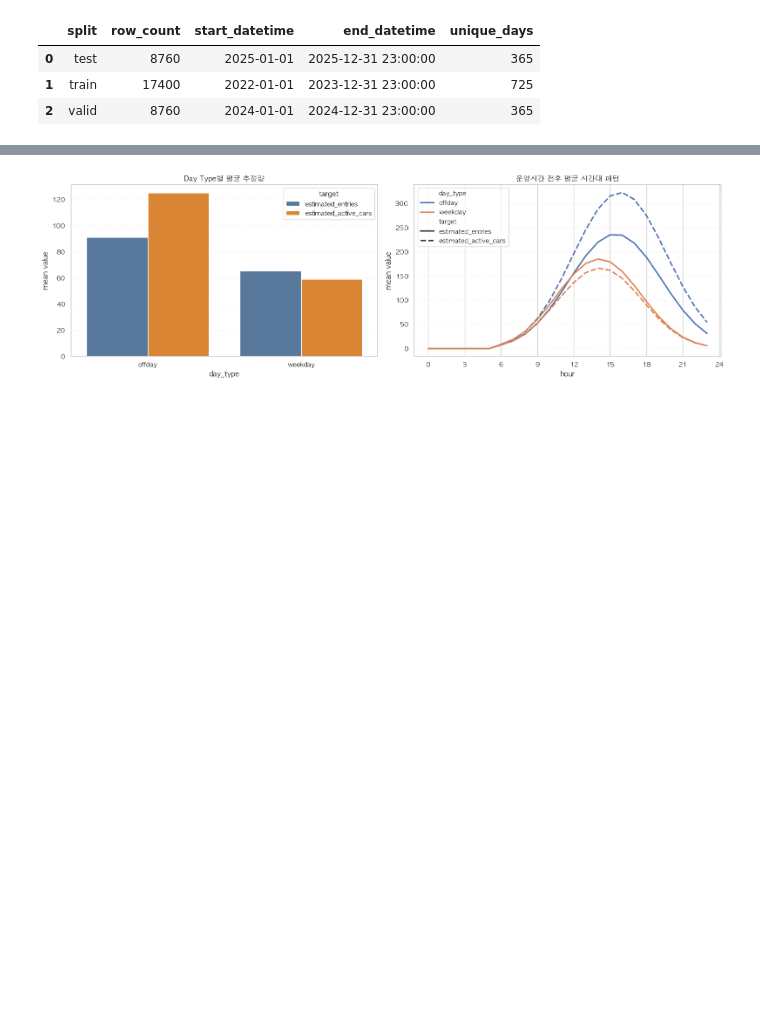
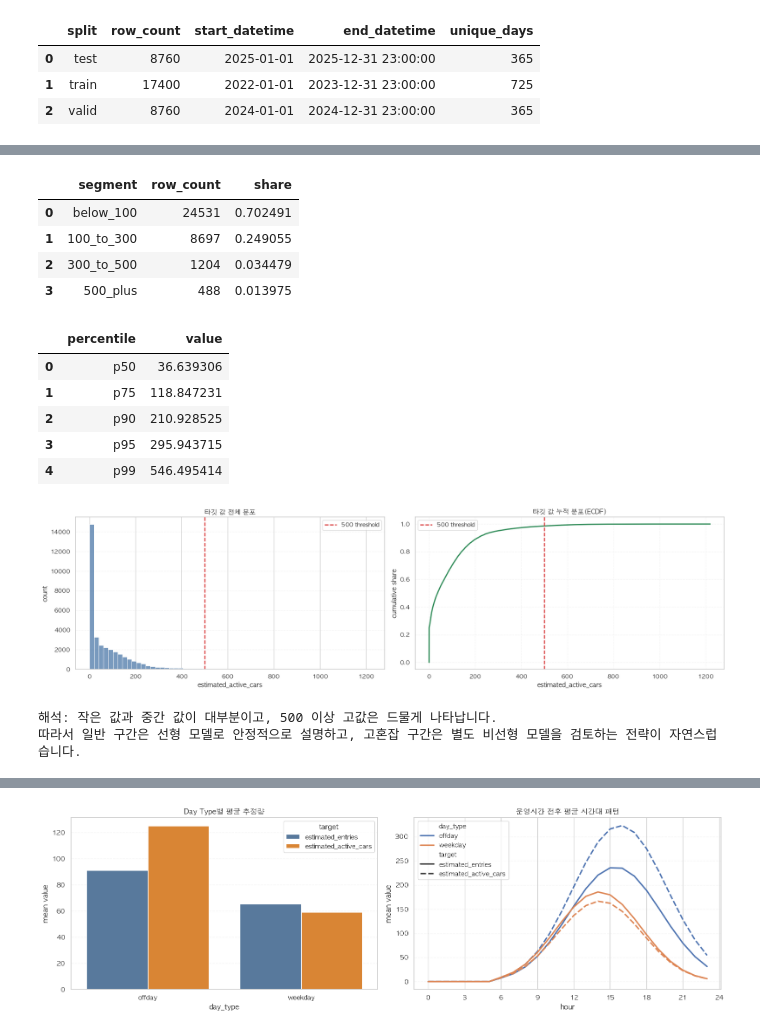
Before and after one commit to AI-MegaStudy/nanji_work, a Jupyter notebook: hmw/Note/nanji_ML.ipynb, the cells around one changed output, grey strips where cells are left out. Drawn from its saved outputs; the diff is of its cells as text; code cells hidden in the pictures; blank space fills up the shorter version.

```diff
--- a/hmw/Note/nanji_ML.ipynb
+++ b/hmw/Note/nanji_ML.ipynb
@@ -360 +367,57 @@ display(split_summary)
+# %%
+target_distribution_df = pd.DataFrame([
+    {'segment': 'below_100', 'row_count': int((df[TARGET] < 100).sum()), 'share': float((df[TARGET] < 100).mean())},
+    {'segment': '100_to_300', 'row_count': int(df[TARGET].between(100, 300, inclusive='left').sum()), 'share': float(df[TARGET].between(100, 300, inclusive='left').mean())},
+    {'segment': '300_to_500', 'row_count': int(df[TARGET].between(300, 500, inclusive='left').sum()), 'share': float(df[TARGET].between(300, 500, inclusive='left').mean())},
+    {'segment': '500_plus', 'row_count': int((df[TARGET] >= 500).sum()), 'share': float((df[TARGET] >= 500).mean())},
+])
+
+target_quantile_df = pd.DataFrame([
+    {'percentile': label, 'value': float(df[TARGET].quantile(q))}
+    for label, q in [('p50', 0.50), ('p75', 0.75), ('p90', 0.90), ('p95', 0.95), ('p99', 0.99)]
+])
+
+display(target_distribution_df)
+display(target_quantile_df)
+
+sorted_target = np.sort(df[TARGET].to_numpy(dtype=float))
+ecdf = np.arange(1, len(sorted_target) + 1) / len(sorted_target)
+
+fig, axes = plt.subplots(1, 2, figsize=(18, 5))
+sns.histplot(df[TARGET], bins=60, color='#4C78A8', ax=axes[0])
+axes[0].axvline(500, color='#d62728', linestyle='--', linewidth=1.8, label='500 threshold')
+axes[0].set_title('타깃 값 전체 분포')
+axes[0].set_xlabel(TARGET)
+axes[0].set_ylabel('count')
+axes[0].legend(frameon=True)
+axes[0].grid(axis='y', alpha=0.2, linestyle='--')
+
+axes[1].plot(sorted_target, ecdf, color='#2e8b57', linewidth=2.2)
+axes[1].axvline(500, color='#d62728', linestyle='--', linewidth=1.8, label='500 threshold')
+axes[1].set_title('타깃 값 누적 분포(ECDF)')
+axes[1].set_xlabel(TARGET)
+axes[1].set_ylabel('cumulative share')
+axes[1].legend(frameon=True)
+axes[1].grid(alpha=0.2, linestyle='--')
+
+plt.tight_layout()
+plt.show()
+
+print('해석: 작은 값과 중간 값이 대부분이고, 500 이상 고값은 드물게 나타납니다.')
+print('따라서 일반 구간은 선형 모델로 안정적으로 설명하고, 고혼잡 구간은 별도 비선형 모델을 검토하는 전략이 자연스럽습니다.')
+# %% [output]
+|  | segment | row_count | share |
+| 0 | below_100 | 24531 | 0.702491 |
+| 1 | 100_to_300 | 8697 | 0.249055 |
+| 2 | 300_to_500 | 1204 | 0.034479 |
+| 3 | 500_plus | 488 | 0.013975 |
+|  | percentile | value |
+| 0 | p50 | 36.639306 |
+| 1 | p75 | 118.847231 |
+| 2 | p90 | 210.928525 |
+| 3 | p95 | 295.943715 |
+| 4 | p99 | 546.495414 |
+[figure, added]
+해석: 작은 값과 중간 값이 대부분이고, 500 이상 고값은 드물게 나타납니다.
+따라서 일반 구간은 선형 모델로 안정적으로 설명하고, 고혼잡 구간은 별도 비선형 모델을 검토하는 전략이 자연스럽습니다.
 # %% [markdown]
```
Also changed, not shown: parts of 32 cells of this notebook, 12 other files.
